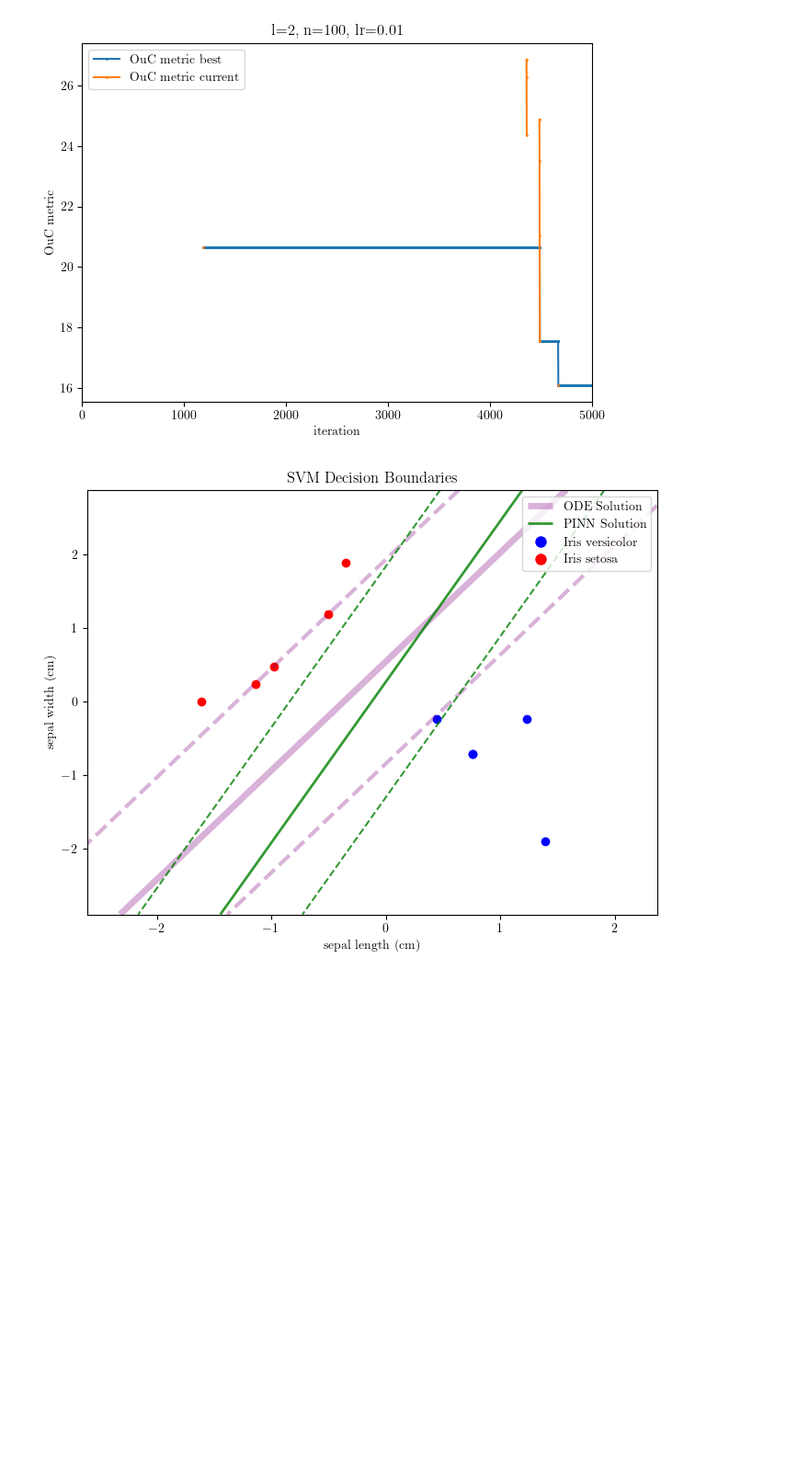
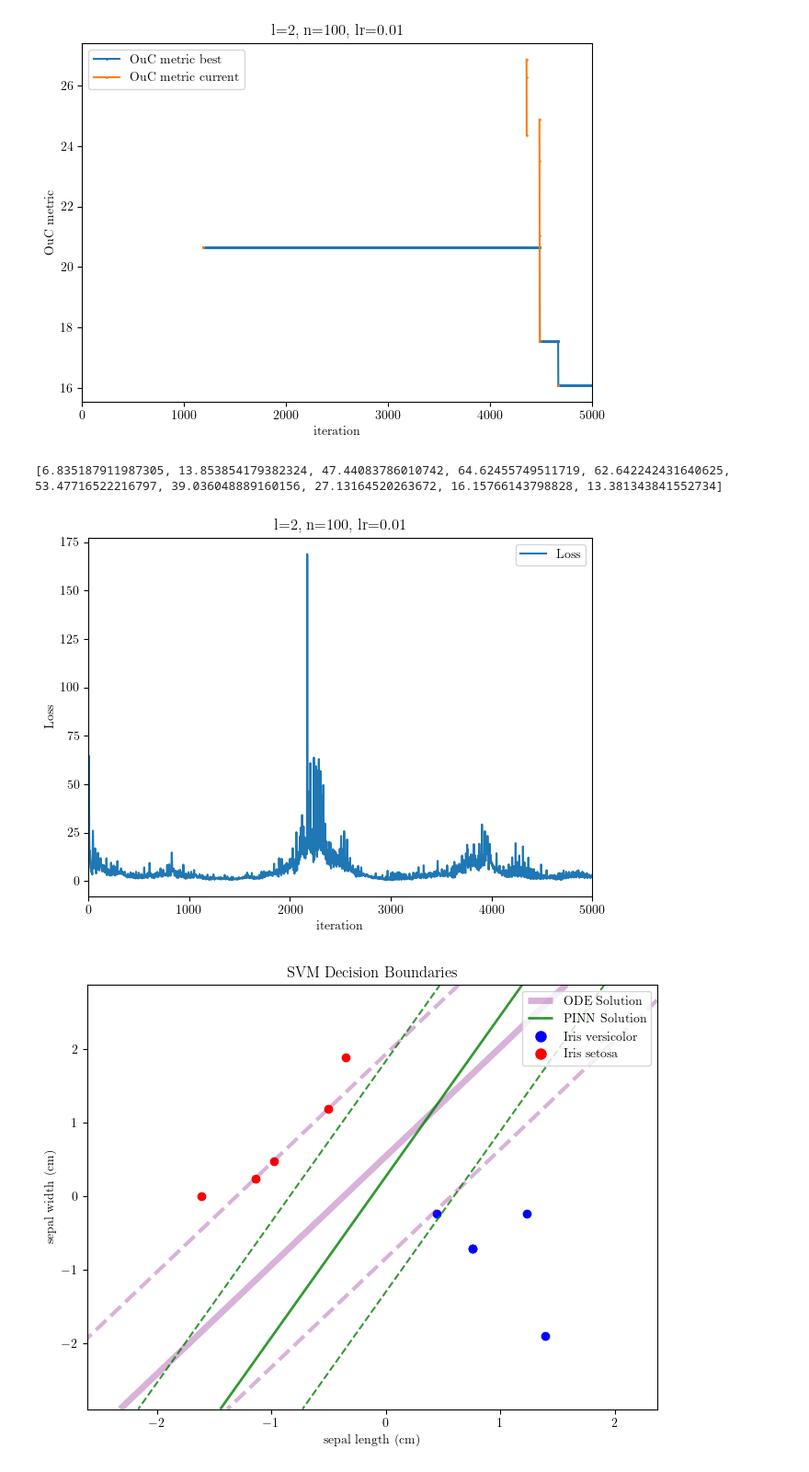
Before and after one commit to vedovati-matteo/master-thesis, a Jupyter notebook: code/run_redo/SVM_soft_2_10.ipynb, the cells around one changed output. Shown at 92% size. Saved outputs shown, nothing was run; the diff lists cells and outputs as text; code cells hidden in the pictures; blank space fills up the shorter version.

```diff
--- a/code/run_redo/SVM_soft_2_10.ipynb
+++ b/code/run_redo/SVM_soft_2_10.ipynb
@@ -869,6 +920,23 @@ plt.tight_layout()
 plt.show()
 # %% [output]
 [figure]
+# %%
+print(L_loss[:10])
+
+plt.plot(L_loss, label='Loss')
+plt.xlabel('iteration')
+plt.ylabel('Loss')
+plt.title(f'l={res_4["layers"]}, n={res_4["neurons"]}, lr={res_4["lr"]}')
+plt.legend()
+plt.grid(False)
+#plt.set_ylim(y_min, y_max)
+plt.xlim(0, ITERATIONS)
+plt.tight_layout()
+# Show the plot
+plt.show()
+# %% [output]
+[6.835187911987305, 13.853854179382324, 47.44083786010742, 64.62455749511719, 62.642242431640625, 53.47716522216797, 39.036048889160156, 27.13164520263672, 16.15766143798828, 13.381343841552734]
+[figure, added]
 # %%
 net = res_4['net_best']
 res_ = net(torch.tensor([T]).cuda()).cpu().detach().numpy()
```
Also changed, not shown: parts of 12 cells of this notebook.
